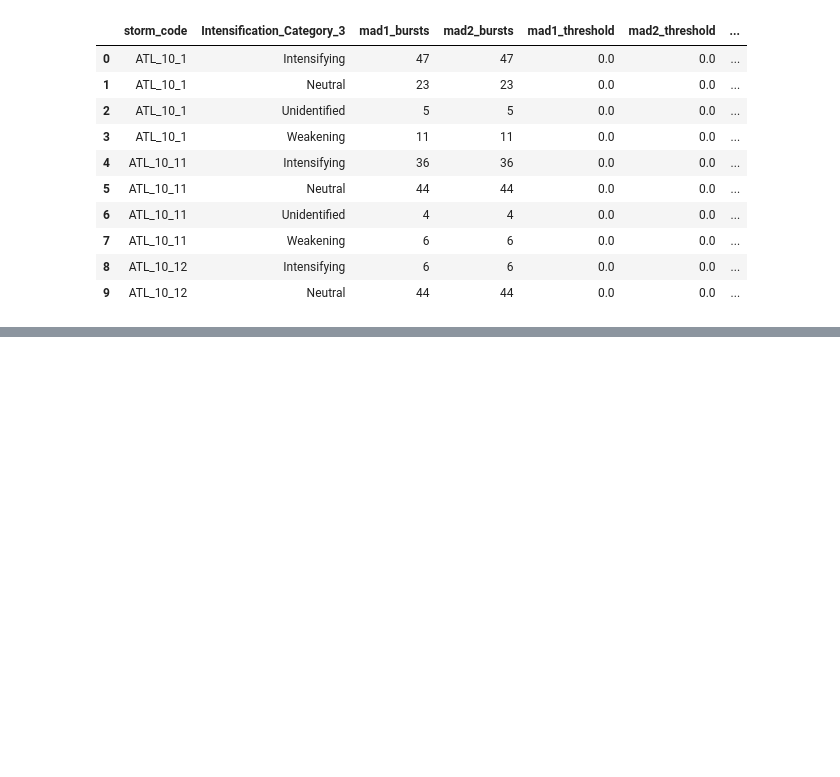
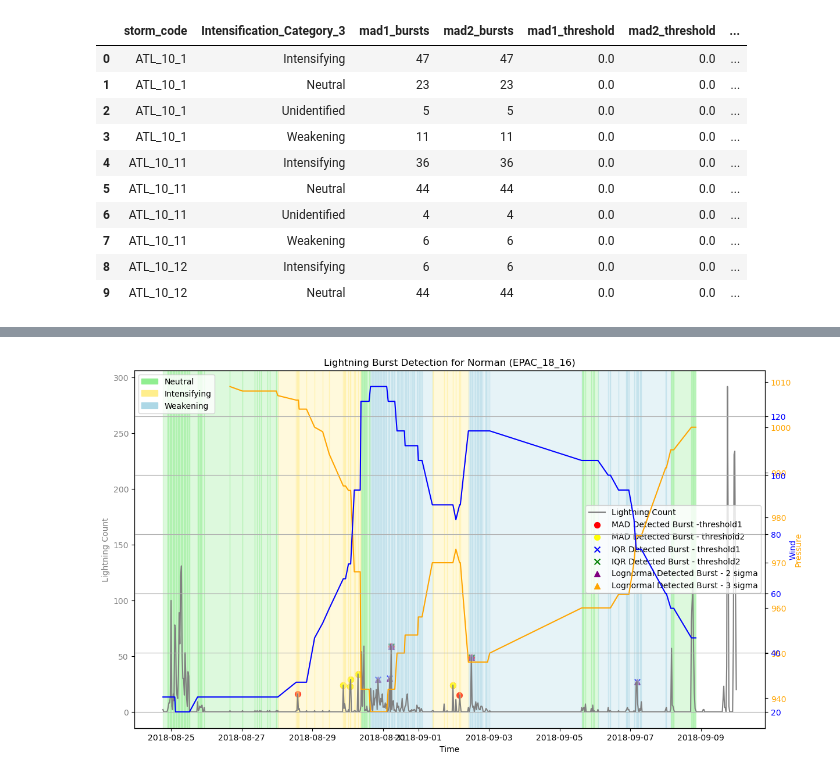
Before and after one commit to aprilggg/Lightning_Analysis_NWRA, a Jupyter notebook: lightning_threshold_innercore.ipynb, the cells around one changed output, grey strips where cells are left out. Cells and saved outputs as stored; diff of their text form; code cells hidden in the pictures; blank space fills up the shorter version.

```diff
--- a/lightning_threshold_innercore.ipynb
+++ b/lightning_threshold_innercore.ipynb
@@ -277,0 +320,86 @@ agg_result[agg_result["storm_code"] == cyclone_id]
+# %%
+# Select a specific cyclone to visualize
+cyclone_id = 'EPAC_18_16'
+cyclone_name = storm_names.filter(pl.col("storm_code") == cyclone_id)["storm_name"].item()
+df_cyclone = processed[processed['storm_code'] == cyclone_id]
+lightning_data = innercore_data.filter(pl.col("storm_code") == cyclone_id)
+
+plt.figure(figsize=(10, 5))
+
+# Create first y-axis
+fig, ax1 = plt.subplots(figsize=(14, 8))
+
+ax1.plot(lightning_data['time_bin'], lightning_data['lightning_count'], label='Lightning Count', color='gray')
+ax1.set_xlabel("Time")
+ax1.set_ylabel("Lightning Count", color="gray")
+ax1.tick_params(axis='y', labelcolor="gray")
+
+# Create second y-axis for pressure
+ax2 = ax1.twinx()
+ax2.plot(df_cyclone['time_bin'], df_cyclone['pressure'], label='Pressure', color='orange')
+ax2.set_ylabel("Pressure", color="orange")
+ax2.tick_params(axis='y', labelcolor="orange")
+
+# Create third y-axis for wind knot
+ax2 = ax1.twinx()
+ax2.plot(df_cyclone['time_bin'], df_cyclone['knots'], label='Wind', color='blue')
+ax2.set_ylabel("Wind", color="blue")
+ax2.tick_params(axis='y', labelcolor="blue")
+
+# Mark bursts detected by MAD
+ax1.scatter(df_cyclone['time_bin'][df_cyclone['burst_mad_1']],
+            df_cyclone['lightning_count'][df_cyclone['burst_mad_1']],
+            color='red', label='MAD Detected Burst -threshold1', s=50, marker='o')
+ax1.scatter(df_cyclone['time_bin'][df_cyclone['burst_mad_2']],
+            df_cyclone['lightning_count'][df_cyclone['burst_mad_2']],
+            color='yellow', label='MAD Detected Burst - threshold2', s=50, marker='o')
+
+# Mark bursts detected by IQR
+ax1.scatter(df_cyclone['time_bin'][df_cyclone['burst_iqr_1']],
+            df_cyclone['lightning_count'][df_cyclone['burst_iqr_1']],
+            color='blue', label='IQR Detected Burst - threshold1', s=50, marker='x')
+ax1.scatter(df_cyclone['time_bin'][df_cyclone['burst_iqr_2']],
+            df_cyclone['lightning_count'][df_cyclone['burst_iqr_2']],
+            color='green', label='IQR Detected Burst - threshold2', s=50, marker='x')
+
+# Mark bursts detected by lognormal threshold
+ax1.scatter(df_cyclone['time_bin'][df_cyclone['burst_lognormal_1']],
+            df_cyclone['lightning_count'][df_cyclone['burst_lognormal_1']],
+            color='purple', label='Lognormal Detected Burst - 2 sigma', s=50, marker='^')
+ax1.scatter(df_cyclone['time_bin'][df_cyclone['burst_lognormal_2']],
+            df_cyclone['lightning_count'][df_cyclone['burst_lognormal_2']],
+            color='orange', label='Lognormal Detected Burst - 3 sigma', s=50, marker='^')
+
+for i in range(len(df_cyclone) - 1):
+    category = df_cyclone['Intensification_Category_3'].iloc[i]
+
+    if category == "Neutral":
+        color = 'lightgreen'
+    elif category == "Intensifying":
+        color = '#FFEE8C'
+    elif category == "Weakening":
+        color = 'lightblue'
+    elif category == "Unidentified":
+        color = 'white'
+    else:
+        color = 'red'
+
+    ax1.axvspan(df_cyclone['time_bin'].iloc[i],
+               df_cyclone['time_bin'].iloc[i + 1],
+               color=color, alpha=0.3)
+# Custom legend handles for background colors
+green_patch = mpatches.Patch(color='lightgreen', label='Neutral')
+yellow_patch = mpatches.Patch(color='#FFEE8C', label='Intensifying')
+blue_patch = mpatches.Patch(color='lightblue', label='Weakening')
+
+plt.xlabel('Time')
+plt.title(f'Lightning Burst Detection for {cyclone_name} ({cyclone_id})')
+ax1.legend()
+ax2.legend(handles=[green_patch, yellow_patch, blue_patch], loc='upper left')
+plt.xticks(visible=False)
+plt.grid()
+plt.show()
+
+# print the summary for this storm
+agg_result[agg_result["storm_code"] == cyclone_id]
+# %% [output]
@@ -277,0 +407 @@ agg_result[agg_result["storm_code"] == cyclone_id]
+[figure, added]
```
Also changed, not shown: parts of 16 cells of this notebook, 1 other file.
